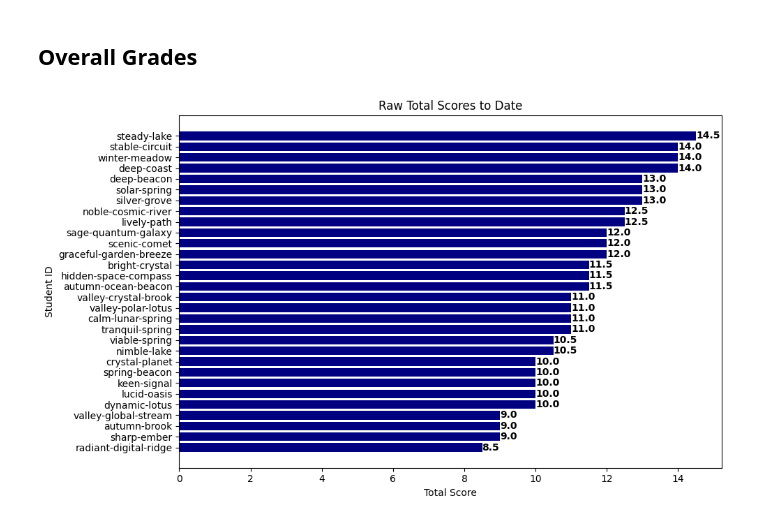
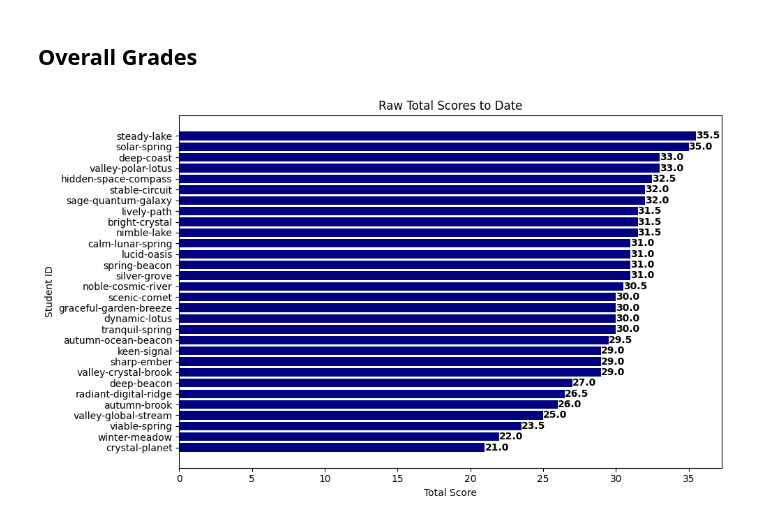
Before and after one commit to SU-IST707-SP25/student-grades-707, a Jupyter notebook: grade-overview.ipynb, the cells around one changed output. Drawn from its saved outputs; the diff is of its cells as text; code cells hidden in the pictures.

Commit message:
Updating student grades

```diff
--- a/grade-overview.ipynb
+++ b/grade-overview.ipynb
@@ -180,3 +180,9 @@ plt.show()
 [figure]
 # %% [markdown]
 ## Homework Grades
+# %%
+hw_grades = pd.read_csv("../IST707/grades/SU-IST707-SP25/master/all_hw_grades.csv").fillna(0)
+final_hw = hw_grades.merge(roster,left_on="Student",right_on="github_id").drop(["Student","github_id"],axis=1)
+hw_columns = [col for col in final_hw.columns if col.startswith('hw')]
+final_hw['total_score'] = final_hw[hw_columns].sum(axis=1)
+final_hw
@@ -182,0 +209,9 @@ plt.show()
+# %%
+final_hw.sort_values('total_score',inplace=True)
+plt.figure(figsize=(10,6))
+plt.barh(final_hw['public_id'], final_weekly['total_score'], color='navy')
+plt.title('Total HW Score Across All Weeks')
+plt.xlabel('Total Score')
+plt.ylabel('Student ID')
+plt.tight_layout()
+plt.show()
@@ -262,34 +299,37 @@ plt.show()
 # %%
 df_participation = final_participation[['public_id','total_score']]
 df_weekly = final_weekly[['public_id','total_score']]
-merged = df_participation.merge(df_weekly,on="public_id").merge(df_project.reset_index()[['public_id','total']])
+
+merged = df_participation.merge(df_weekly,on="public_id").\
+        merge(df_project.reset_index()[['public_id','total']]).\
+        merge(final_hw[['public_id','total_score']])
 
 score_cols = [col for col in merged.columns if col.startswith("total")]
 merged["final_score"] = merged[score_cols].sum(axis=1)
 merged.sort_values('final_score',inplace=True)
 
 plt.figure(figsize=(10,6))
 
 # Create horizontal bars with different colors for positive/negative
 colors = ['red' if x < 0 else 'navy' for x in merged['final_score']]
 bars = plt.barh(merged['public_id'], merged['final_score'], color=colors)
 
 # Add a vertical line at x=0
 plt.axvline(x=0, color='black', linestyle='-', alpha=0.3)
 
 # Add value labels at the end of each bar
 for i, bar in enumerate(bars):
     width = bar.get_width()
     plt.text(width, bar.get_y() + bar.get_height()/2,
              f'{width:.1f}',
              ha='left' if width >= 0 else 'right',
              va='center',
              fontweight='bold')
 
 plt.title('Raw Total Scores to Date')
 plt.xlabel('Total Score')
 plt.ylabel('Student ID')
 plt.tight_layout()
 plt.show()
 # %% [output]
-[figure, old version]
+[figure, new version]
```
Also changed, not shown: parts of 5 cells of this notebook.
